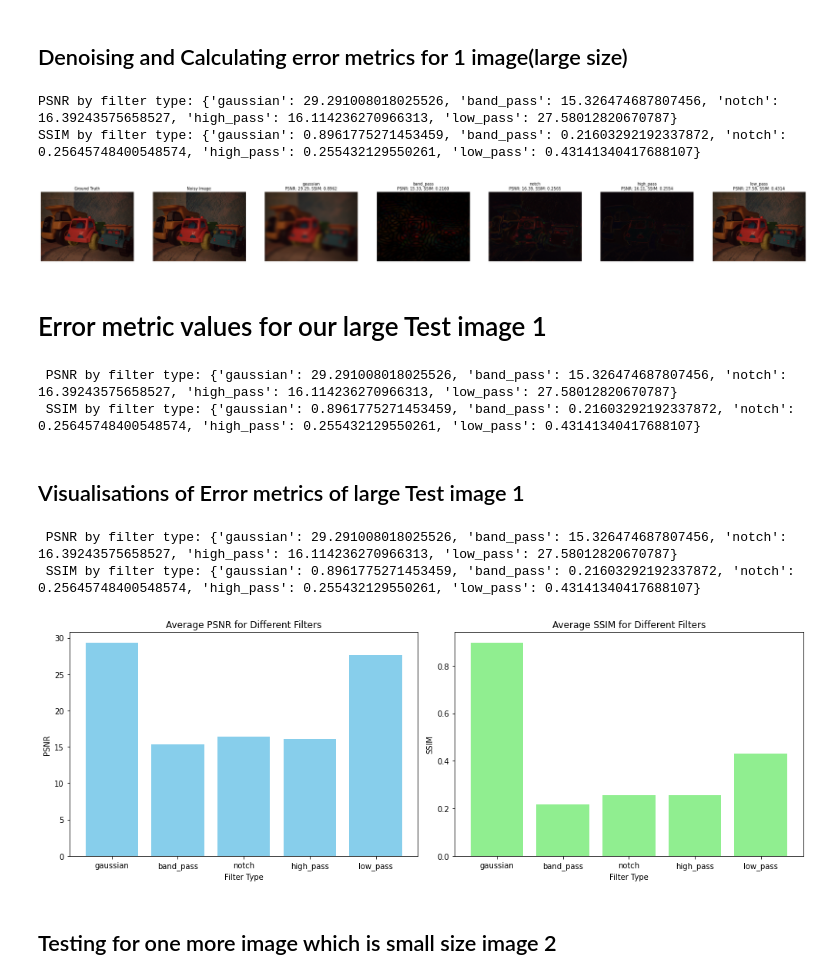
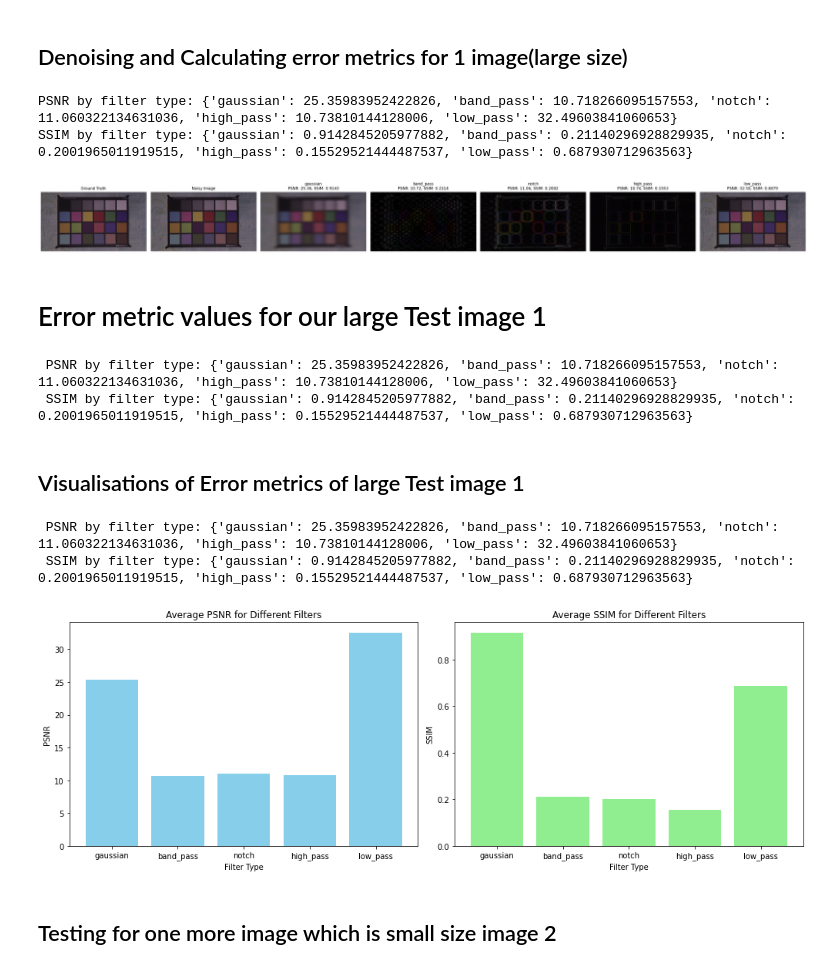
Before and after one commit to kalluri14/Denoising-SIDD-Dataset-using-FFT-and-Filters, a Jupyter notebook: Testing_file.ipynb, the cells around one changed output. Cells and saved outputs as stored; diff of their text form; code cells hidden in the pictures.

```diff
--- a/Testing_file.ipynb
+++ b/Testing_file.ipynb
@@ -168,8 +168,8 @@ def calculate_metrics(gt_image, denoised_image):
 ## Denoising and Calculating error metrics for 1 image(large size)
 # %%
 # Load the ground truth and noisy images
-gt_image = cv2.imread('SIDD_Small_sRGB_Only/Data/0139_006_IP_00200_00200_3200_L/GT_SRGB_010.PNG')
-noisy_image = cv2.imread('SIDD_Small_sRGB_Only/Data/0139_006_IP_00200_00200_3200_L/NOISY_SRGB_010.PNG')
+gt_image = cv2.imread('Test_Data/GT_SRGB_010.PNG')
+noisy_image = cv2.imread('Test_Data/NOISY_SRGB_010.PNG')
 
 # Apply Fourier transform to the noisy image
 dft_noisy = fourier_transform(noisy_image)
@@ -206,36 +206,36 @@ subplot_height = 3  # Example height of one subplot
 fig_width = subplot_width * (len(filters) + 2)  # Total figure width
 fig_height = subplot_height  # Total figure height as we have only one row
 
 # Prepare to display the images using matplotlib
 fig, axs = plt.subplots(1, len(filters) + 2, figsize=(fig_width, fig_height))
 
 # Set the font size for titles to ensure they fit well
 title_font_size = 10
 
 # Display the ground truth image
 axs[0].imshow(cv2.cvtColor(gt_image, cv2.COLOR_BGR2RGB))
 axs[0].set_title('Ground Truth', fontsize=title_font_size)
 axs[0].axis('off')
 
 # Display the noisy image
 axs[1].imshow(cv2.cvtColor(noisy_image, cv2.COLOR_BGR2RGB))
 axs[1].set_title('Noisy Image', fontsize=title_font_size)
 axs[1].axis('off')
 
 # Display all filtered (denoised) images and their metrics
 for i, (img, metric) in enumerate(zip(filtered_images, metrics), 2):
     axs[i].imshow(cv2.cvtColor(img, cv2.COLOR_BGR2RGB))
     axs[i].set_title(f'{filters[i-2]}\nPSNR: {metric[0]:.2f}, SSIM: {metric[1]:.4f}', fontsize=title_font_size)
     axs[i].axis('off')
 
 # Adjust layout to prevent overlapping of elements
 plt.tight_layout()
 # Show the plot with all images
 plt.show()
 # %% [output]
-PSNR by filter type: {'gaussian': 29.291008018025526, 'band_pass': 15.326474687807456, 'notch': 16.39243575658527, 'high_pass': 16.114236270966313, 'low_pass': 27.58012820670787}
-SSIM by filter type: {'gaussian': 0.8961775271453459, 'band_pass': 0.21603292192337872, 'notch': 0.25645748400548574, 'high_pass': 0.255432129550261, 'low_pass': 0.43141340417688107}
+PSNR by filter type: {'gaussian': 25.35983952422826, 'band_pass': 10.718266095157553, 'notch': 11.060322134631036, 'high_pass': 10.73810144128006, 'low_pass': 32.49603841060653}
+SSIM by filter type: {'gaussian': 0.9142845205977882, 'band_pass': 0.21140296928829935, 'notch': 0.2001965011919515, 'high_pass': 0.15529521444487537, 'low_pass': 0.687930712963563}
-[figure, old version]
+[figure, new version]
 # %% [markdown]
 # Error  metric values for our large Test image 1
 # %%
@@ -243,8 +243,8 @@ SSIM by filter type: {'gaussian': 0.8961775271453459, 'band_pass': 0.21603292192
 print(" PSNR by filter type:", psnr_values)
 print(" SSIM by filter type:", ssim_values)
 # %% [output]
- PSNR by filter type: {'gaussian': 29.291008018025526, 'band_pass': 15.326474687807456, 'notch': 16.39243575658527, 'high_pass': 16.114236270966313, 'low_pass': 27.58012820670787}
- SSIM by filter type: {'gaussian': 0.8961775271453459, 'band_pass': 0.21603292192337872, 'notch': 0.25645748400548574, 'high_pass': 0.255432129550261, 'low_pass': 0.43141340417688107}
+ PSNR by filter type: {'gaussian': 25.35983952422826, 'band_pass': 10.718266095157553, 'notch': 11.060322134631036, 'high_pass': 10.73810144128006, 'low_pass': 32.49603841060653}
+ SSIM by filter type: {'gaussian': 0.9142845205977882, 'band_pass': 0.21140296928829935, 'notch': 0.2001965011919515, 'high_pass': 0.15529521444487537, 'low_pass': 0.687930712963563}
 # %% [markdown]
 ## Visualisations of Error metrics of large Test image 1
 # %%
@@ -275,9 +275,9 @@ plt.tight_layout()
 # Display the plots
 plt.show()
 # %% [output]
- PSNR by filter type: {'gaussian': 29.291008018025526, 'band_pass': 15.326474687807456, 'notch': 16.39243575658527, 'high_pass': 16.114236270966313, 'low_pass': 27.58012820670787}
- SSIM by filter type: {'gaussian': 0.8961775271453459, 'band_pass': 0.21603292192337872, 'notch': 0.25645748400548574, 'high_pass': 0.255432129550261, 'low_pass': 0.43141340417688107}
+ PSNR by filter type: {'gaussian': 25.35983952422826, 'band_pass': 10.718266095157553, 'notch': 11.060322134631036, 'high_pass': 10.73810144128006, 'low_pass': 32.49603841060653}
+ SSIM by filter type: {'gaussian': 0.9142845205977882, 'band_pass': 0.21140296928829935, 'notch': 0.2001965011919515, 'high_pass': 0.15529521444487537, 'low_pass': 0.687930712963563}
-[figure, old version]
+[figure, new version]
 # %% [markdown]
 ## Testing for one more image which is small size image 2
 # %%
```
Also changed, not shown: 3 other files.
